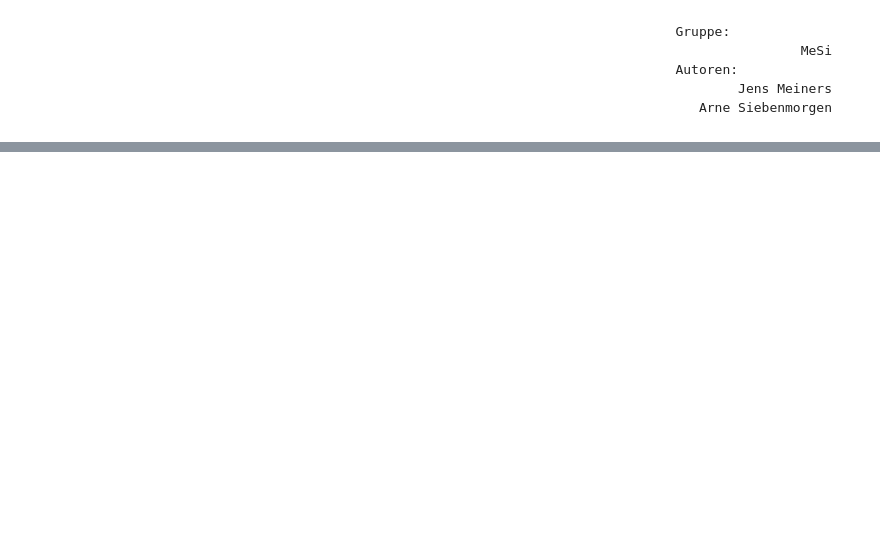
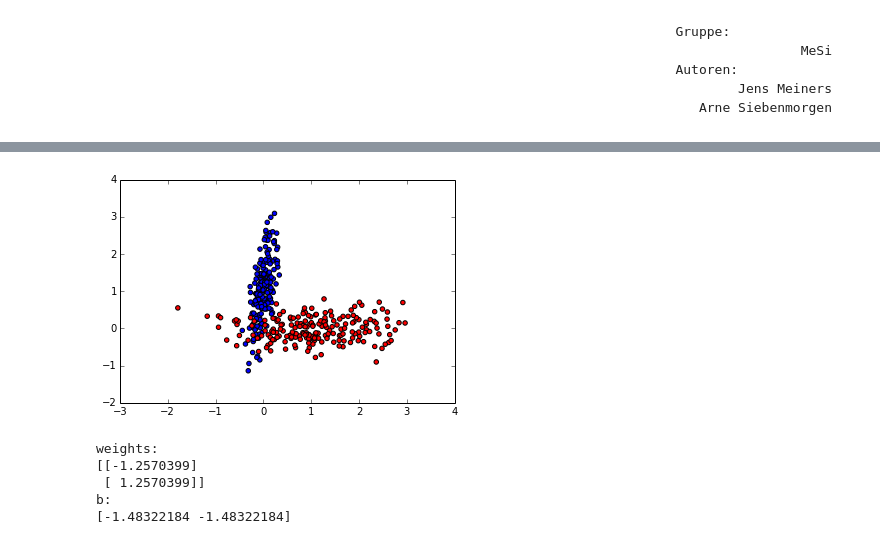
Before and after one commit to JensMeiners/MI1, a Jupyter notebook: Ex07/Ex07.ipynb, the cells around one changed output, grey strips where cells are left out. Drawn from its saved outputs; the diff is of its cells as text; code cells hidden in the pictures; blank space fills up the shorter version.

```diff
--- a/Ex07/Ex07.ipynb
+++ b/Ex07/Ex07.ipynb
@@ -12,0 +20,17 @@ Arne Siebenmorgen
+# %%
+cov1 = [[0.1, 0.7],
+       [0, 0.1]]
+cov2 = [[0.7, 0],
+       [0.1, 0.1]]
+
+mean1 = [0. , 1.]
+mean2 = [1. , 0.]
+
+X1,y1 = np.random.multivariate_normal(mean1, cov1, 200).T
+X2,y2 = np.random.multivariate_normal(mean2, cov2, 200).T
+
+plt.scatter(X1, y1, c='blue')
+plt.scatter(X2, y2, c='red')
+plt.show()
+# %% [output]
+[figure, added]
@@ -12,0 +39,16 @@ Arne Siebenmorgen
+# %%
+X = np.vstack((np.hstack((X1,X2)),np.hstack((y1,y2)))).T
+y = np.ones(X.shape[0])
+y[:X.shape[0]/2] *= -1
+
+lda = LDA(n_components=2)
+X_lda = lda.fit_transform(X,y)
+
+print 'weights:\n',lda.coef_
+print 'b:\n',lda.intercept_
+# %% [output]
+weights:
+[[-1.2570399]
+ [ 1.2570399]]
+b:
+[-1.48322184 -1.48322184]
```
Also changed, not shown: parts of 7 cells of this notebook.
